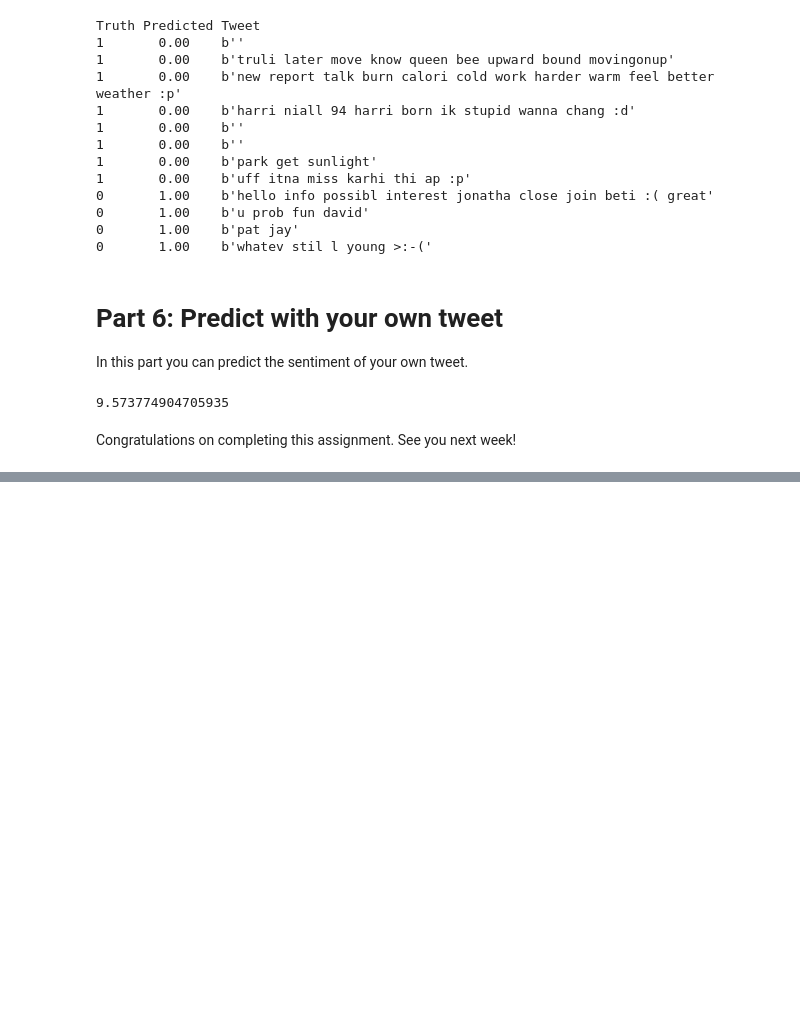
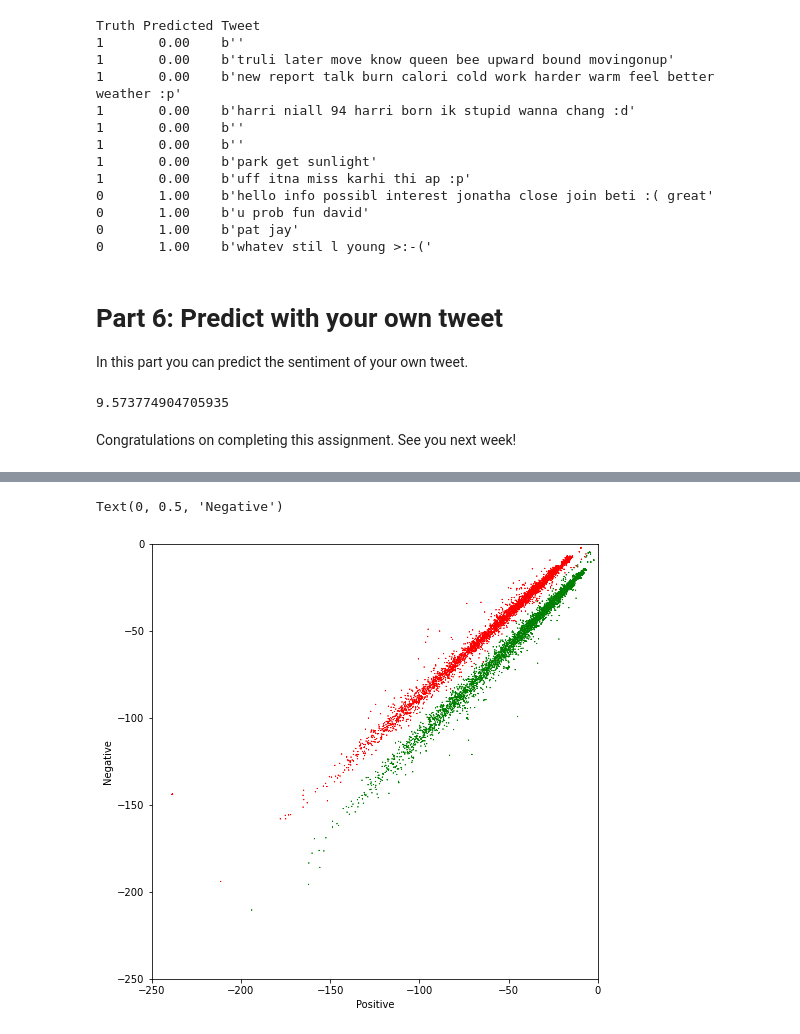
Before and after one commit to mostafa-ja/NLP, a Jupyter notebook: C1W2_A1_Naive_Bayes.ipynb, the cells around one changed output, grey strips where cells are left out. Saved outputs shown, nothing was run; the diff lists cells and outputs as text; code cells hidden in the pictures; blank space fills up the shorter version.

```diff
--- a/C1W2_A1_Naive_Bayes.ipynb
+++ b/C1W2_A1_Naive_Bayes.ipynb
@@ -841,0 +937,20 @@ Congratulations on completing this assignment. See you next week!
+# %%
+# Plot the samples using columns 1 and 2 of the matrix
+
+fig, ax = plt.subplots(figsize = (8, 8)) #Create a new figure with a custom size
+
+colors = ['red', 'green'] # Define a color palete
+
+# Color base on sentiment
+ax.scatter(data.positive, data.negative,
+    c=[colors[int(k)] for k in data.sentiment], s = 0.1, marker='*')  # Plot a dot for each tweet
+
+# Custom limits for this chart
+plt.xlim(-250,0)
+plt.ylim(-250,0)
+
+plt.xlabel("Positive") # x-axis label
+plt.ylabel("Negative") # y-axis label
+# %% [output]
+Text(0, 0.5, 'Negative')
+[figure, added]
```
Also changed, not shown: parts of 15 cells of this notebook.
